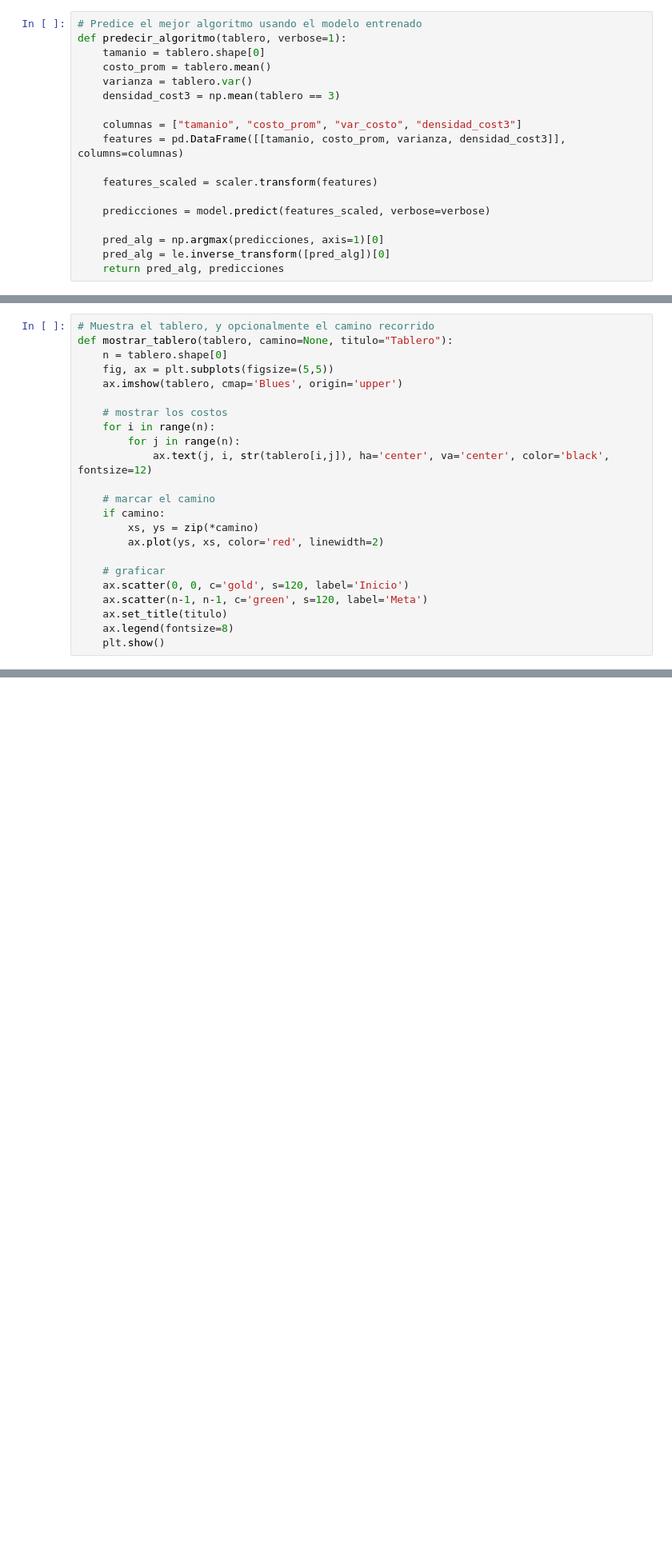
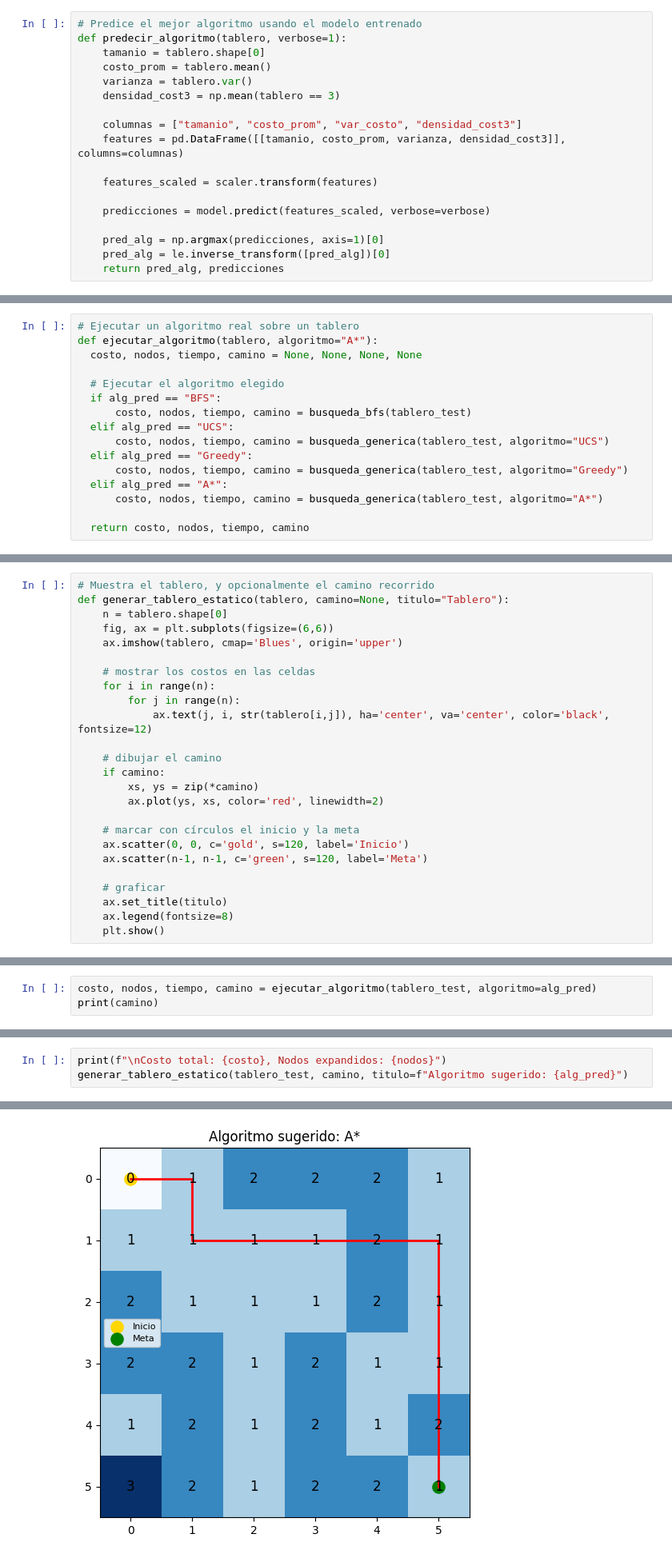
Before and after one commit to andres-garcia-alves/issd-dsia, a Jupyter notebook: Proyecto-Final/Notebook.ipynb, the cells around one changed output, grey strips where cells are left out. Shown: that part at 80% size. Drawn from its saved outputs; the diff is of its cells as text; blank space fills up the shorter version.

```diff
--- a/Proyecto-Final/Notebook.ipynb
+++ b/Proyecto-Final/Notebook.ipynb
@@ -672 +700,17 @@ def predecir_algoritmo(tablero, verbose=1):
+# %%
+# Ejecutar un algoritmo real sobre un tablero
+def ejecutar_algoritmo(tablero, algoritmo="A*"):
+  costo, nodos, tiempo, camino = None, None, None, None
+
+  # Ejecutar el algoritmo elegido
+  if alg_pred == "BFS":
+      costo, nodos, tiempo, camino = busqueda_bfs(tablero_test)
+  elif alg_pred == "UCS":
+      costo, nodos, tiempo, camino = busqueda_generica(tablero_test, algoritmo="UCS")
+  elif alg_pred == "Greedy":
+      costo, nodos, tiempo, camino = busqueda_generica(tablero_test, algoritmo="Greedy")
+  elif alg_pred == "A*":
+      costo, nodos, tiempo, camino = busqueda_generica(tablero_test, algoritmo="A*")
+
+  return costo, nodos, tiempo, camino
 # %% [markdown]
@@ -674,23 +718,25 @@ def predecir_algoritmo(tablero, verbose=1):
 # %%
 # Muestra el tablero, y opcionalmente el camino recorrido
-def mostrar_tablero(tablero, camino=None, titulo="Tablero"):
+def generar_tablero_estatico(tablero, camino=None, titulo="Tablero"):
     n = tablero.shape[0]
-    fig, ax = plt.subplots(figsize=(5,5))
+    fig, ax = plt.subplots(figsize=(6,6))
     ax.imshow(tablero, cmap='Blues', origin='upper')
 
-    # mostrar los costos
+    # mostrar los costos en las celdas
     for i in range(n):
         for j in range(n):
             ax.text(j, i, str(tablero[i,j]), ha='center', va='center', color='black', fontsize=12)
 
-    # marcar el camino
+    # dibujar el camino
     if camino:
         xs, ys = zip(*camino)
         ax.plot(ys, xs, color='red', linewidth=2)
 
-    # graficar
+    # marcar con círculos el inicio y la meta
     ax.scatter(0, 0, c='gold', s=120, label='Inicio')
     ax.scatter(n-1, n-1, c='green', s=120, label='Meta')
+
+    # graficar
     ax.set_title(titulo)
     ax.legend(fontsize=8)
     plt.show()
@@ -738,0 +822,3 @@ print(camino)
+# %%
+costo, nodos, tiempo, camino = ejecutar_algoritmo(tablero_test, algoritmo=alg_pred)
+print(camino)
@@ -738,0 +827,4 @@ print(camino)
+# %%
+print(f"\nCosto total: {costo}, Nodos expandidos: {nodos}")
+generar_tablero_estatico(tablero_test, camino, titulo=f"Algoritmo sugerido: {alg_pred}")
+# %% [output]
@@ -739 +832,2 @@ print(camino)
+[figure, added]
 # %%
```
Also changed, not shown: parts of 52 cells of this notebook, 1 other file.
